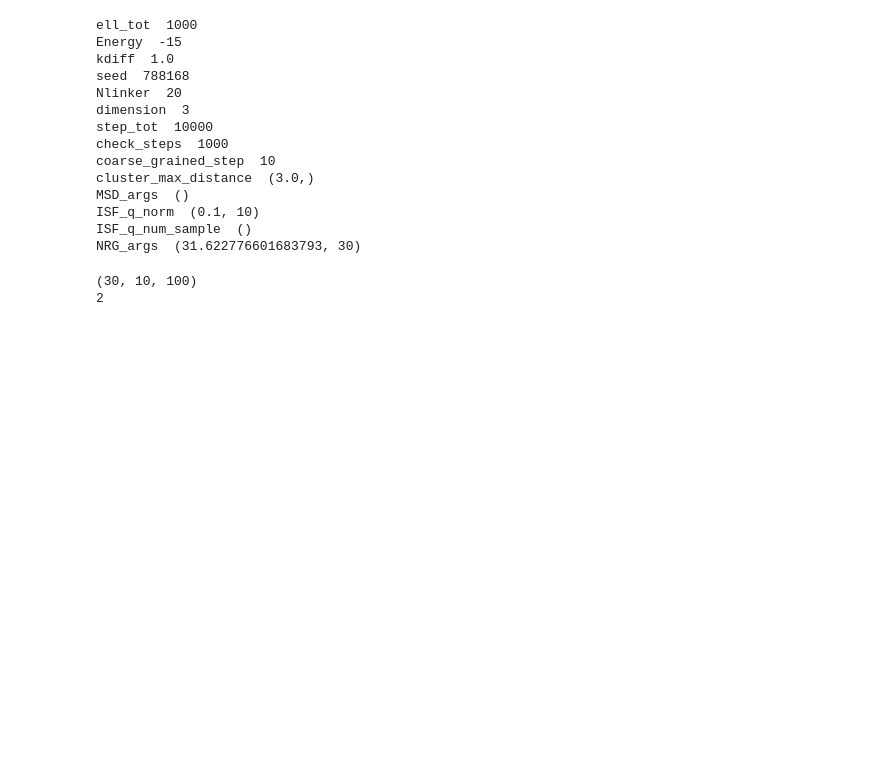
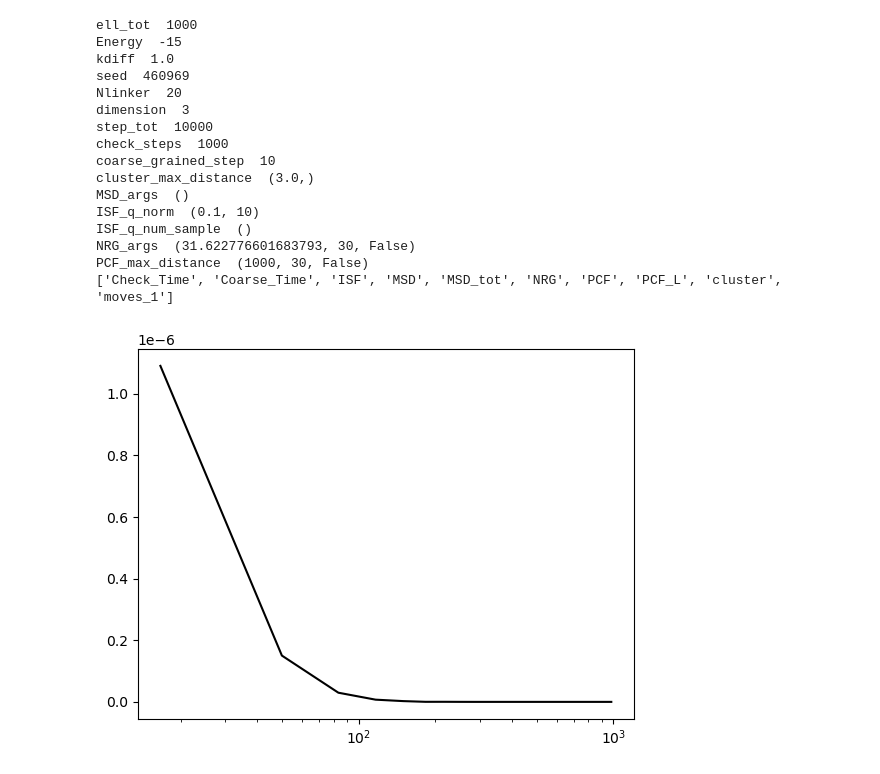
Before and after one commit to HugoLeRoy94/Parallel_gillespie, a Jupyter notebook: Test.ipynb, the cells around one changed output. Cells and saved outputs as stored; diff of their text form; code cells hidden in the pictures; blank space fills up the shorter version.

```diff
--- a/Test.ipynb
+++ b/Test.ipynb
@@ -120,14 +45,14 @@ attributes = Read.get_header_attributes()
 for key,value in attributes.items():
     print(key + '  '+str(value))
 #print(Read.list_groups())
-#print(Read.list_measurements( Read.list_groups()[0]))
+print(Read.list_measurements( Read.list_groups()[0]))
 #print(Read.get_measurement_data(Read.list_groups()[0],'Check_Time'))
 Read.close()
 # %% [output]
 ell_tot  1000
 Energy  -15
 kdiff  1.0
-seed  788168
+seed  460969
 Nlinker  20
 dimension  3
 step_tot  10000
@@ -137,4 +62,6 @@ cluster_max_distance  (3.0,)
 MSD_args  ()
 ISF_q_norm  (0.1, 10)
 ISF_q_num_sample  ()
-NRG_args  (31.622776601683793, 30)
+NRG_args  (31.622776601683793, 30, False)
+PCF_max_distance  (1000, 30, False)
+['Check_Time', 'Coarse_Time', 'ISF', 'MSD', 'MSD_tot', 'NRG', 'PCF', 'PCF_L', 'cluster', 'moves_1']
@@ -141,11 +70,15 @@ NRG_args  (31.622776601683793, 30)
 # %%
-data = Data_Treatement('Test.hdf',"MSD")
-print(data.time.shape)
-data2 = Data_Treatement('Test.hdf',"NRG")
-print(len(data2.time.shape))
+data = Data_Treatement('Test.hdf',"PCF_L")
+#data2 = Data_Treatement('Test.hdf',"cluster")
+#print(len(data2.time.shape))
-# %% [output]
-(30, 10, 100)
-2
+# %%
+for i in range(1):#data.data.shape[0]):
+    plt.plot(data.data[i,0][:,0],data.data[i,0][:,1],color='black')
+#for i in range(data.data.shape[0]):
+#    plt.plot(data.data[i,-1][:,0],data.data[i,-1][:,1],color='red')
+plt.xscale('log')
+# %% [output]
+[figure, added]
 # %%
 data2.average()
 data2.average_data.shape
```
Also changed, not shown: parts of 5 cells of this notebook, 4 other files.
